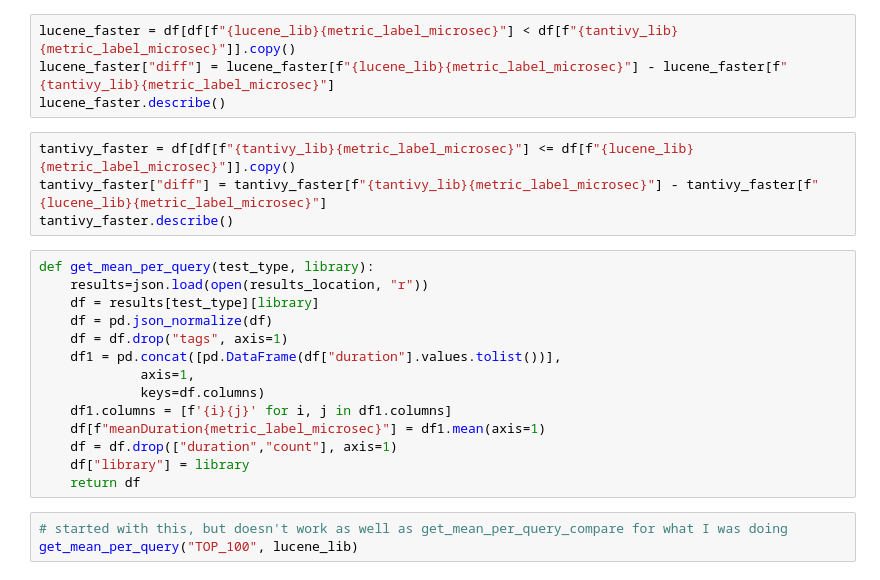
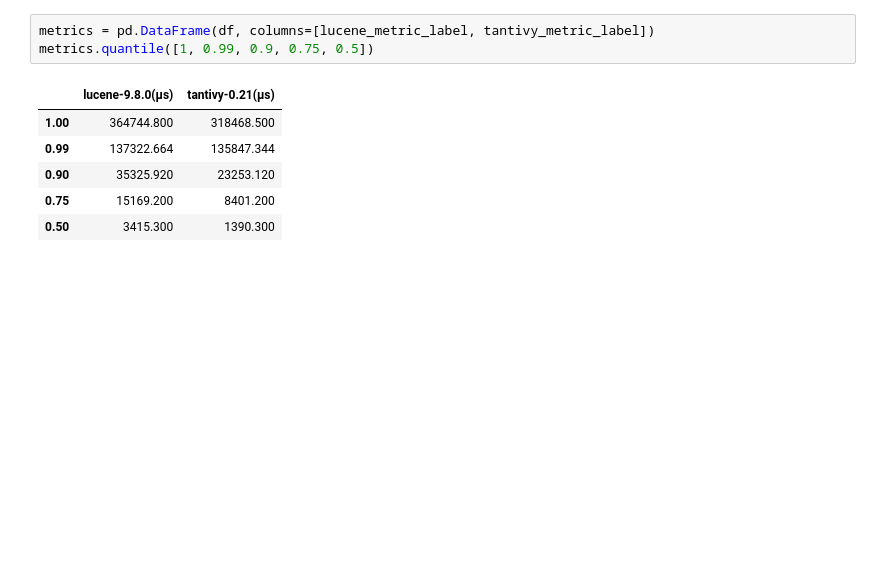
Before and after one commit to Tony-X/search-benchmark-game, a Jupyter notebook: notebooks/Search Benchmark Game - Data Comparison.ipynb, the cells around one changed output. Cells and saved outputs as stored; diff of their text form; blank space fills up the shorter version.

Commit message:
updated to just show data and be less opinionated on what lib is faster
Signed-off-by: Mark Cohen <markcoh@amazon.com>

```diff
--- a/notebooks/Search Benchmark Game - Data Comparison.ipynb
+++ b/notebooks/Search Benchmark Game - Data Comparison.ipynb
@@ -33,25 +58,10 @@ df.describe()
-# %%
-lucene_faster = df[df[f"{lucene_lib}{metric_label_microsec}"] < df[f"{tantivy_lib}{metric_label_microsec}"]].copy()
-lucene_faster["diff"] = lucene_faster[f"{lucene_lib}{metric_label_microsec}"] - lucene_faster[f"{tantivy_lib}{metric_label_microsec}"]
-lucene_faster.describe()
-# %%
-tantivy_faster = df[df[f"{tantivy_lib}{metric_label_microsec}"] <= df[f"{lucene_lib}{metric_label_microsec}"]].copy()
-tantivy_faster["diff"] = tantivy_faster[f"{tantivy_lib}{metric_label_microsec}"] - tantivy_faster[f"{lucene_lib}{metric_label_microsec}"]
-tantivy_faster.describe()
-# %%
-def get_mean_per_query(test_type, library):
-    results=json.load(open(results_location, "r"))
-    df = results[test_type][library]
-    df = pd.json_normalize(df)
-    df = df.drop("tags", axis=1)
-    df1 = pd.concat([pd.DataFrame(df["duration"].values.tolist())],
-             axis=1,
-             keys=df.columns)
-    df1.columns = [f'{i}{j}' for i, j in df1.columns]
-    df[f"meanDuration{metric_label_microsec}"] = df1.mean(axis=1)
-    df = df.drop(["duration","count"], axis=1)
-    df["library"] = library
-    return df
-# %%
-# started with this, but doesn't work as well as get_mean_per_query_compare for what I was doing
-get_mean_per_query("TOP_100", lucene_lib)
+# %%
+metrics = pd.DataFrame(df, columns=[lucene_metric_label, tantivy_metric_label])
+metrics.quantile([1, 0.99, 0.9, 0.75, 0.5])
+# %% [output]
+|  | lucene-9.8.0(μs) | tantivy-0.21(μs) |
+| 1.00 | 364744.800 | 318468.500 |
+| 0.99 | 137322.664 | 135847.344 |
+| 0.90 | 35325.920 | 23253.120 |
+| 0.75 | 15169.200 | 8401.200 |
+| 0.50 | 3415.300 | 1390.300 |
```
Also changed, not shown: parts of 6 cells of this notebook, 2 other files.
